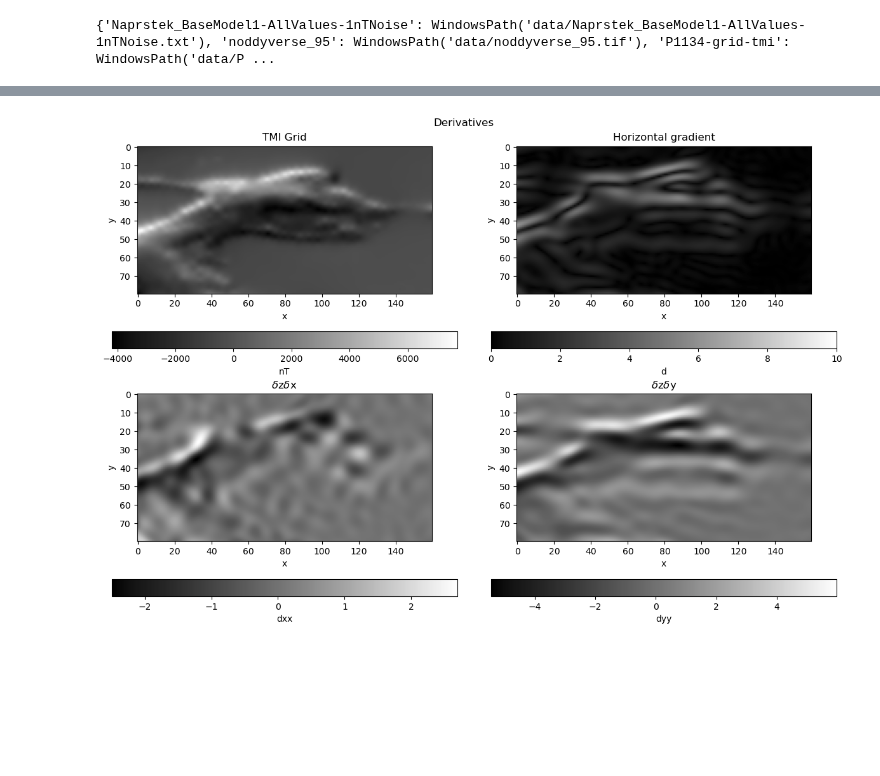
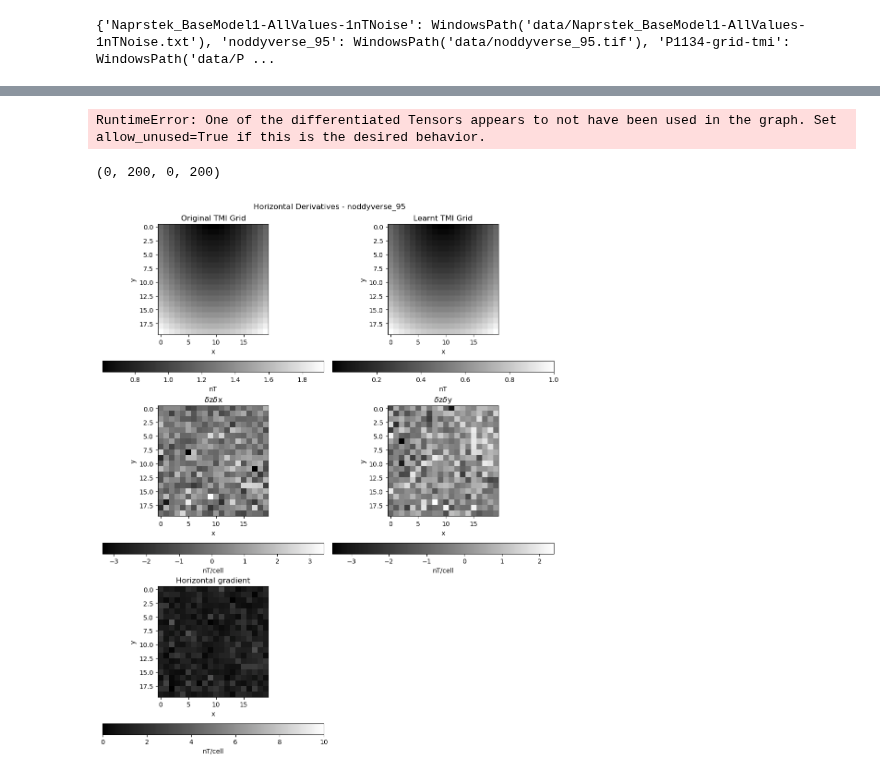
Before and after one commit to LSgeo/ImplicitGeo, a Jupyter notebook: GeoSIREN.ipynb, the cells around one changed output, grey strips where cells are left out. Cells and saved outputs as stored; diff of their text form; code cells hidden in the pictures; blank space fills up the shorter version.

```diff
--- a/GeoSIREN.ipynb
+++ b/GeoSIREN.ipynb
@@ -266,9 +303,14 @@ data_samples = {
     f.stem: f for f in data_dir.iterdir() if "." in str(f)
 }  # handle ers data
 print(data_samples)
-# sample = data_samples["noddyverse_95"]
-sample = data_samples["P1134-grid-tmi"]
+sample = data_samples["noddyverse_95"]
+zoom = (0, 200, 0, 200)
+
+# sample = data_samples["P1134-grid-tmi"]
+# zoom = (260, 420, 110, 190)
+
 # sample = Path(data_samples["Naprstek_BaseModel1-AllValues-1nTNoise"])
+# zoom = (0, 600, 0, 600)
 # %% [output]
 {'Naprstek_BaseModel1-AllValues-1nTNoise': WindowsPath('data/Naprstek_BaseModel1-AllValues-1nTNoise.txt'), 'noddyverse_95': WindowsPath('data/noddyverse_95.tif'), 'P1134-grid-tmi': WindowsPath('data/P ...
 # %%
@@ -382,4 +527,6 @@ def vertical_derivative(order=1):
 # %%
 pred_z, xy_coord = img_siren(model_input)
-dzdy, dzdx = gradients(pred_z, xy_coord)
+dzdy, dzdx = gradients(torch.from_numpy(z).requires_grad_(True), xy_coord)
 horiz_g = horizontal_gradient(dzdy, dzdx)
+# %% [output]
+RuntimeError: One of the differentiated Tensors appears to not have been used in the graph. Set allow_unused=True if this is the desired behavior.
@@ -386,34 +536,46 @@ horiz_g = horizontal_gradient(dzdy, dzdx)
 # %%
-# w,e,s,n = (0, c[-2], 0, c[-1])
-w,e,s,n = (260, 420, 110, 190)
+crop = dset.original_shape
+# w,e,s,n = (0, crop[-2], 0, crop[-1])
+w, e, s, n = zoom
+# %%
+zoom
+# %% [output]
+(0, 200, 0, 200)
 # %%
 import matplotlib.colors as colors
 
-fig, axs = plt.subplots(2, 2, layout="constrained", figsize=(12, 8))
-plt.suptitle("Derivatives")
+fig, axs = plt.subplots(3, 2, layout="constrained", figsize=(10, 12))
+plt.suptitle(f"Horizontal Derivatives - {sample.stem}")
 plt_opts = dict(origin="upper", cmap=cc.cm.CET_L1)
-[[axg, axh], [axx, axy]] = axs
+[[axg, axp], [axx, axy], [axh, axoff]] = axs
 
-axg.set_title(r"TMI Grid")
-caxi = axg.imshow(g.squeeze()[s:n, w:e], cmap = cc.cm.CET_L1)
+axg.set_title(r"Original TMI Grid")
+caxi = axg.imshow(dset.original_grid.squeeze()[s:n, w:e], cmap=cc.cm.CET_L1)
 plt.colorbar(mappable=caxi, ax=axg, label=r"nT", location="bottom")
+
+axp.set_title(r"Learnt TMI Grid")
+caxp = axp.imshow(
+    pred_z.detach().cpu().view(dset.s, dset.s).squeeze()[s:n, w:e], cmap=cc.cm.CET_L1
+)
+plt.colorbar(mappable=caxp, ax=axp, label=r"nT", location="bottom")
 
 axh.set_title(r"Horizontal gradient")
 caxh = axh.imshow(horiz_g[s:n, w:e], cmap=cc.cm.CET_L1, vmin=0, vmax=10)
-plt.colorbar(mappable=caxh, ax=axh, label=r"d", location="bottom")
+plt.colorbar(mappable=caxh, ax=axh, label=r"nT/cell", location="bottom")
 
 axx.set_title(r"$\delta$z$\delta$x")
-caxx = axx.imshow(dzdx[s:n, w:e], **plt_opts)#, vmin=-8, vmax=8)
-plt.colorbar(mappable=caxx, ax=axx, label=r"dxx", location="bottom")
+caxx = axx.imshow(dzdx[s:n, w:e], **plt_opts)  # , vmin=-8, vmax=8)
+plt.colorbar(mappable=caxx, ax=axx, label=r"nT/cell", location="bottom")
 
 axy.set_title(r"$\delta$z$\delta$y")
-caxy = axy.imshow(dzdy[s:n, w:e], **plt_opts)#, vmin=-8, vmax=8)
-plt.colorbar(mappable=caxy, ax=axy, label=r"dyy", location="bottom")
+caxy = axy.imshow(dzdy[s:n, w:e], **plt_opts)  # , vmin=-8, vmax=8)
+plt.colorbar(mappable=caxy, ax=axy, label=r"nT/cell", location="bottom")
 
 # norm = colors.LogNorm(vmin=0.1, vmax=60)
+axoff.axis("off")
 
 for ax in axs.ravel():
     ax.set_xlabel("x")
     ax.set_ylabel("y")
 # %% [output]
-[figure, old version]
+[figure, new version]
```
Also changed, not shown: parts of 15 cells of this notebook.
